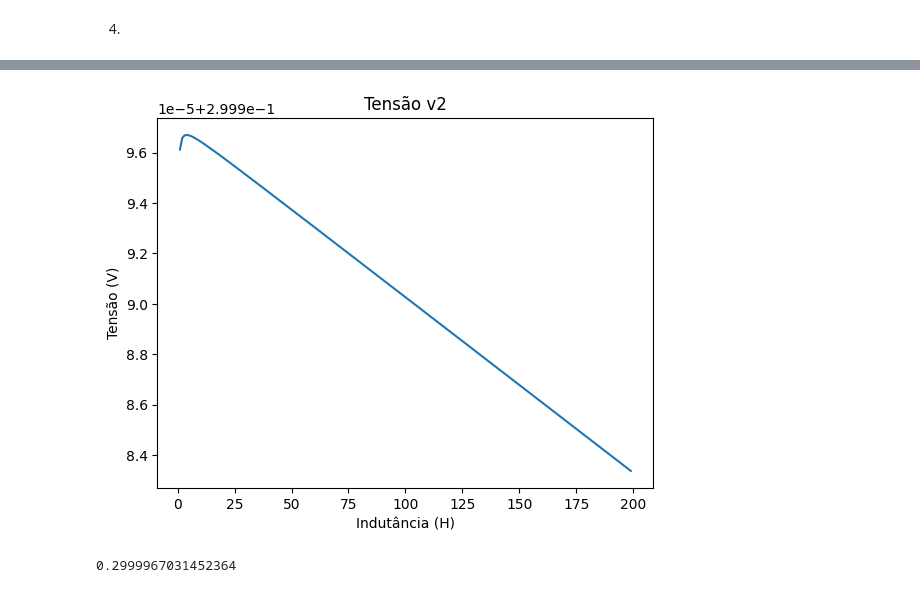
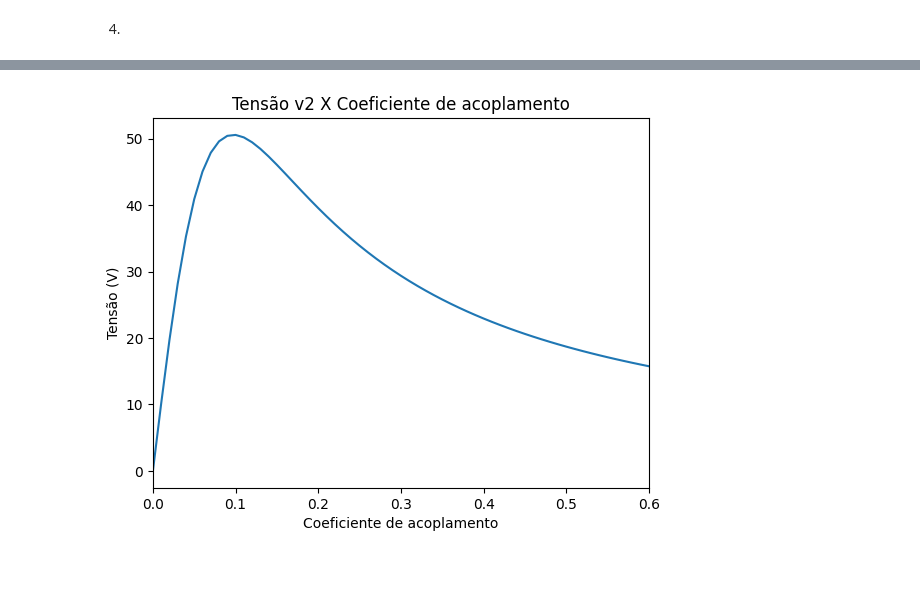
Before and after one commit to pedrocivita/roger4, a Jupyter notebook: grupo2_wpt.ipynb, the cells around one changed output, grey strips where cells are left out. Cells and saved outputs as stored; diff of their text form; code cells hidden in the pictures.

```diff
--- a/grupo2_wpt.ipynb
+++ b/grupo2_wpt.ipynb
@@ -41,6 +62,6 @@ def capacitorPelaFreqRes(freq, indutancia):
 # %%
 l  = 0.01
-c = 1e-9
+c = 0.47e-6
 
 freqRes = freqResonancia(l, c)
 print("Frequencia de ressonancia: ", freqRes)
@@ -53,7 +74,7 @@ r = 1
 k = 0.3
 m = k*l
 
-frequencies = np.arange(40000, 60000, 10)
+frequencies = np.arange(1000, 100000, 10)
 
 values = {"i1": [], "i2": [], "v2": []}
 # %% [output]
@@ -96,7 +117,7 @@ freq_max
 # %%
 l_list = [100e-6, 200e-6, 300e-6, 400e-6, 500e-6, 600e-6]
 # l2_list = [0.1, 0.5, 1, 5, 10, 50]
-freqs = np.arange(10, 100000, 100)
+freqs = np.arange(1, 100e3, 100)
 k = 0.3
 for l in l_list:
     v2_list = []
@@ -115,0 +233,14 @@ plt.show()
+# %%
+c = 0.47e-6
+
+v1 = 10
+
+rc = 100
+r = 1
+
+k = 0.1
+m = k*l
+
+frequencies = np.arange(1000, 100000, 10)
+
+values = {"i1": [], "i2": [], "v2": []}
@@ -115,0 +274,5 @@ plt.show()
+# %%
+# Descobrindo o valor de frequência que causa correntes máximas
+freqres = frequencies[values['i1'].index(max(values['i1']))]
+
+print(f"Frequência de ressonância de {freqres}Hz")
@@ -116,20 +305,16 @@ plt.show()
 # %%
-l_list = np.arange(1, 200, 1)
+k_list = np.arange(0, 1, 0.01)
 v2_list = []
 
-for i in range(len(l_list)):
-    l = l_list[i]
-    fr = freqResonancia(l, c)
-    _,_, v2 = CalcularTransformadorProjeto(v1, rc, r, l, m, c, fr)
-    v2_list.append(v2)
+for k in k_list:
+    _,_, v2 = CalcularTransformadorProjeto2(v1, rc, r1, r2, l1,l2, k, c, freqres)
+    v2_list.append(abs(v2))
 
-plt.plot(l_list, v2_list)
-plt.title("Tensão v2")
-plt.xlabel("Indutância (H)")
+plt.plot(k_list, v2_list)
+plt.xlim(0, 0.6)
+plt.title("Tensão v2 X Coeficiente de acoplamento")
+plt.xlabel("Coeficiente de acoplamento")
 plt.ylabel("Tensão (V)")
 plt.show()
-
-print(real(max(v2_list)))
 # %% [output]
-[figure, old version]
+[figure, new version]
-0.2999967031452364
```
Also changed, not shown: parts of 16 cells of this notebook.
